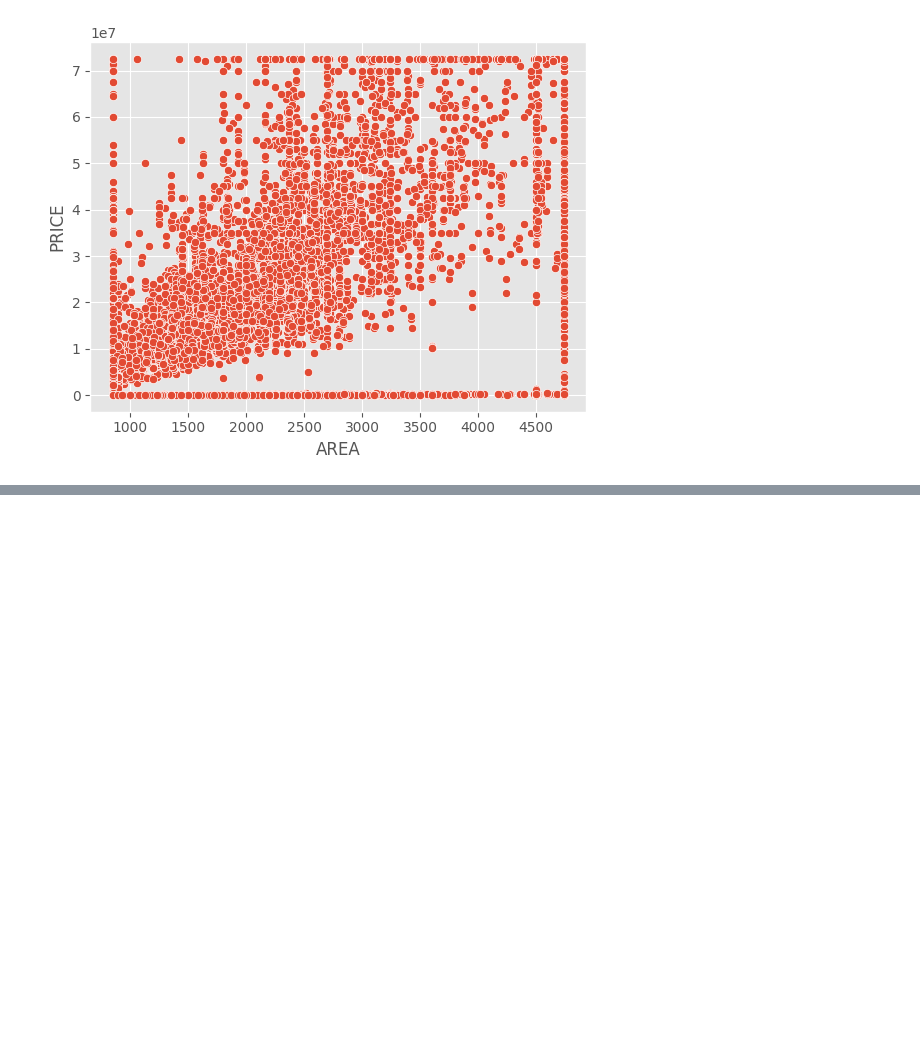
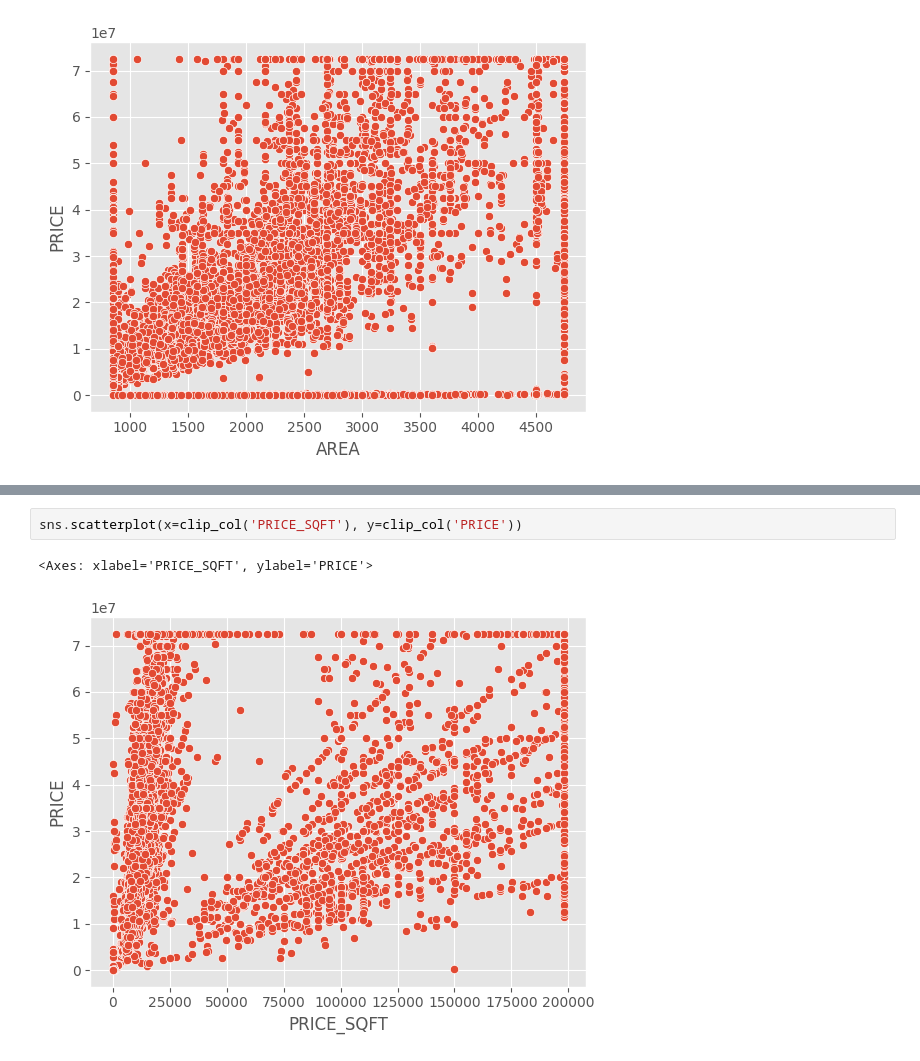
Before and after one commit to arv-anshul/campusx-project-notebooks, a Jupyter notebook: new_notebooks/1.0_PREPROCESSING.ipynb, the cells around one changed output, grey strips where cells are left out. Drawn from its saved outputs; the diff is of its cells as text; blank space fills up the shorter version.

```diff
--- a/new_notebooks/1.0_PREPROCESSING.ipynb
+++ b/new_notebooks/1.0_PREPROCESSING.ipynb
@@ -383,0 +384,5 @@ sns.scatterplot(x=clip_col('AREA'), y=clip_col('PRICE_SQFT'))
+# %%
+sns.scatterplot(x=clip_col('PRICE_SQFT'), y=clip_col('PRICE'))
+# %% [output]
+<Axes: xlabel='PRICE_SQFT', ylabel='PRICE'>
+[figure, added]
```
Also changed, not shown: parts of 14 cells of this notebook.
